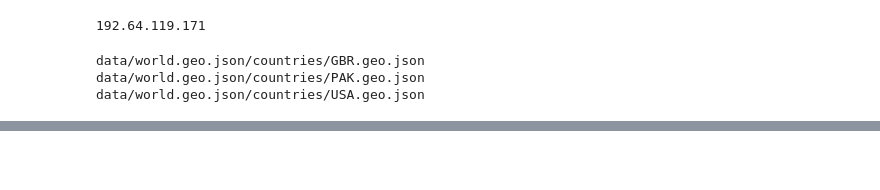
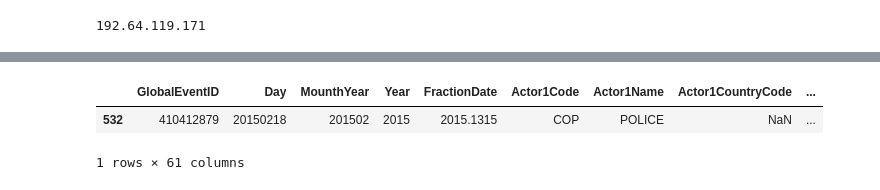
Before and after one commit to Razoff/Stark_AdA_project, a Jupyter notebook: test_arnaud.ipynb, the cells around one changed output, grey strips where cells are left out. Saved outputs shown, nothing was run; the diff lists cells and outputs as text; code cells hidden in the pictures; blank space fills up the shorter version.

```diff
--- a/test_arnaud.ipynb
+++ b/test_arnaud.ipynb
@@ -188,12 +255,71 @@ def tone_to_color(tone): # Tone is between -100 , 100 but -10 , 10 for 99% du ti
 # %%
-src_to_country('dailymail.co.uk', m, "ROT", False) # ENGLAND
-src_to_country('dailytimes.com.pk', m, "Sherlock", False) # No color encoding rn # PAKISTAN
-src_to_country('kswo.com', m, "Watson") # cast by ip # USa
+#src_to_country('dailymail.co.uk', m, "ROT", False) # ENGLAND
+src_to_country('dailytimes.com.pk', m, tone_to_color(-3), False) # No color encoding rn # PAKISTAN
+src_to_country('kswo.com', m, tone_to_color(7)) # cast by ip # USa
-# %% [output]
-data/world.geo.json/countries/GBR.geo.json
-data/world.geo.json/countries/PAK.geo.json
-data/world.geo.json/countries/USA.geo.json
 # %%
 m # Show for example two source on the map
 # %% [output]
 [interactive output not drawn]
+# %%
+def treat_event(export, mention, id_event, f_map):
+    dat = export.loc[export['GlobalEventID'] == id_event]
+    display(dat)
+
+    act_one_lat = dat['Actor1Geo_Lat'].values[0]
+    act_one_long = dat['Actor1Geo_Long'].values[0]
+
+    act_two_lat = dat['Actor2Geo_Lat'].values[0]
+    act_two_long = dat['Actor2Geo_Long'].values[0]
+
+    a_lat = dat['ActionGeo_Lat'].values[0]
+    a_long = dat['ActionGeo_Long'].values[0]
+    src = dat['SOURCEURL\n'].values[0]
+
+    if isNaN(a_lat) or isNaN(a_long):
+        pass
+    else:
+        folium.Marker(
+            location=[a_lat, a_long],
+            popup=src,
+            icon=folium.Icon(color="blue")
+        ).add_to(f_map)
+
+    if isNaN(act_one_lat) or isNaN(act_one_long):
+        pass
+    else:
+        folium.Marker(
+            location=[act_one_lat, act_one_long],
+            icon=folium.Icon(color="green")
+        ).add_to(f_map)
+
+    if isNaN(act_two_lat) or isNaN(act_two_long):
+        pass
+    else:
+        folium.Marker(
+            location=[act_two_lat, act_two_long],
+            icon=folium.Icon(color="red")
+        ).add_to(f_map)
+
+    references = mention_d.loc[mention_d['GlobalEventId'] == id_event]
+    display(references)
+
+    for src, tone in zip(references['MentionSourceName'].values, references['MentionDocTone'].values):
+        if src.split(".")[-1] == "com" or src.split(".")[-1] == "org":
+            src_to_country(src, f_map, tone_to_color(tone), True)
+        else:
+            src_to_country(src, f_map, tone_to_color(tone), False)
+
+
+map_d = folium.Map(
+    location=[45.372, -121.6972],
+    zoom_start=2,
+    tiles='Stamen Terrain'
+)
+
+treat_event(export_d, mention_d,410412879, map_d)
+
+map_d
+# %% [output]
+|  | GlobalEventID | Day | MounthYear | Year | FractionDate | Actor1Code | Actor1Name | Actor1CountryCode | ... |
+| 532 | 410412879 | 20150218 | 201502 | 2015 | 2015.1315 | COP | POLICE | NaN | ... |
+1 rows × 61 columns
```
Also changed, not shown: parts of 4 cells of this notebook.
